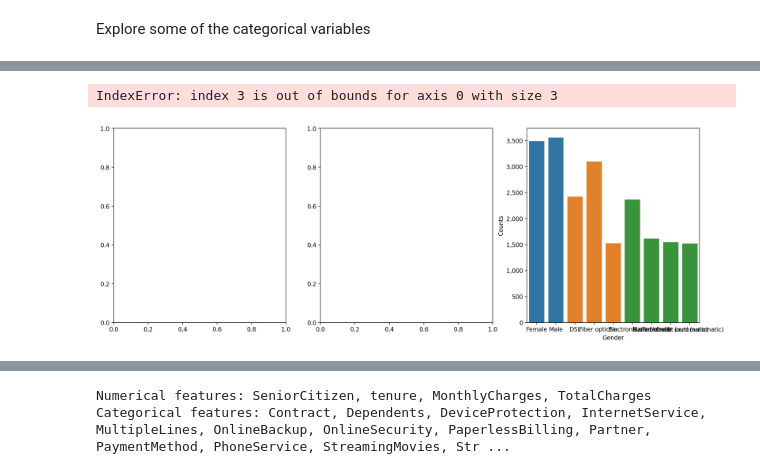
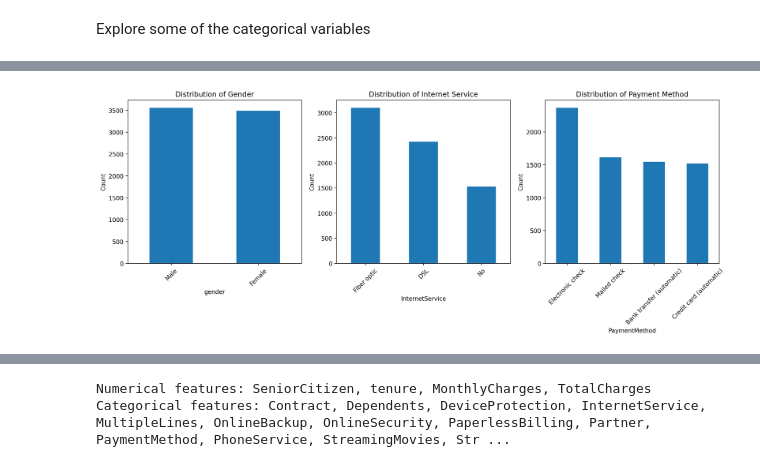
Before and after one commit to JackGO-1998/ShowCase, a Jupyter notebook: Notebook/Session78.ipynb, the cells around one changed output, grey strips where cells are left out. Cells and saved outputs as stored; diff of their text form; code cells hidden in the pictures.

```diff
--- a/Notebook/Session78.ipynb
+++ b/Notebook/Session78.ipynb
@@ -433,16 +346,20 @@ ValueError: Could not interpret value `Churn` for `hue`. Value is a string, but
-# %%
-fig, plots = plt.subplots(1, 3, figsize=(18, 6))
-plots[1]=sns.countplot(x='gender', data=df)
-plots[1].set_xlabel('Gender')
-plots[1].set_ylabel('Counts')
-# Format y-axis with commas
-plots[1].yaxis.set_major_formatter(ticker.FuncFormatter(lambda x, pos: '{:,.0f}'.format(x)))
-
-plots[2]=sns.countplot(x='InternetService', data=df)
-plots[3]=sns.countplot(x='PaymentMethod', data=df)
-# %% [output]
-IndexError: index 3 is out of bounds for axis 0 with size 3
-[figure, removed]
+# %%
+#grid creating wholely
+cols = ['gender', 'InternetService', 'PaymentMethod']
+titles = ["Distribution of Gender", "Distribution of Internet Service", "Distribution of Payment Method"]
+
+# Create a figure with 1 row and 3 columns of subplots
+fig, axes = plt.subplots(1, 3, figsize=(18, 5))
+
+# Loop through each column and plot the bar chart
+for ax, col, title in zip(axes, cols, titles):
+    df[col].value_counts().plot(kind='bar', ax=ax)
+    ax.set_title(title)
+    ax.set_xlabel(col)
+    ax.set_ylabel("Count")
+    ax.tick_params(axis='x', rotation=45)
+# %% [output]
+[figure, added]
 # %%
 # restore the state of the data frame before analysis
 dropCols = ['customerID', 'Leave']
```
Also changed, not shown: parts of 38 cells of this notebook.
